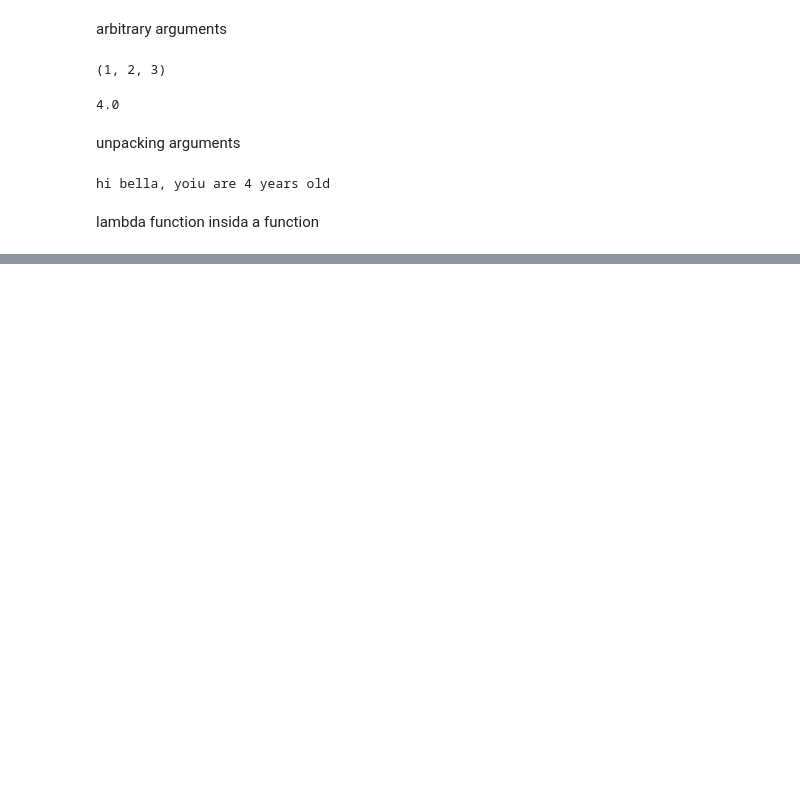
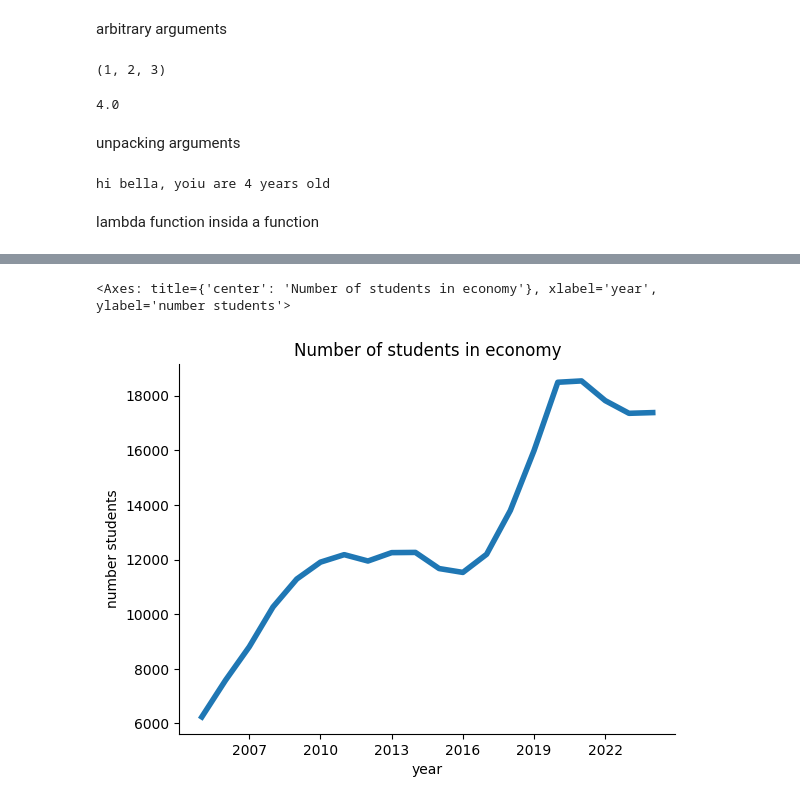
Before and after one commit to Anja-Sche/Python_Anja_Scherwall_DE25_Klass, a Jupyter notebook: 11_functions/Video_code_along.ipynb, the cells around one changed output, grey strips where cells are left out. Cells and saved outputs as stored; diff of their text form; code cells hidden in the pictures; blank space fills up the shorter version.

```diff
--- a/11_functions/Video_code_along.ipynb
+++ b/11_functions/Video_code_along.ipynb
@@ -96,0 +153,15 @@ def extract_data(filename):
+# %%
+fig, ax = plt.subplots(1)
+
+plot_data(
+    ax,
+    x=years,
+    y=economy,
+    linewidth=4,
+    title="Number of students in economy",
+    xlabel="year",
+    ylabel="number students",
+)
+# %% [output]
+<Axes: title={'center': 'Number of students in economy'}, xlabel='year', ylabel='number students'>
+[figure, added]
```
Also changed, not shown: parts of 4 cells of this notebook, 1 other file.
